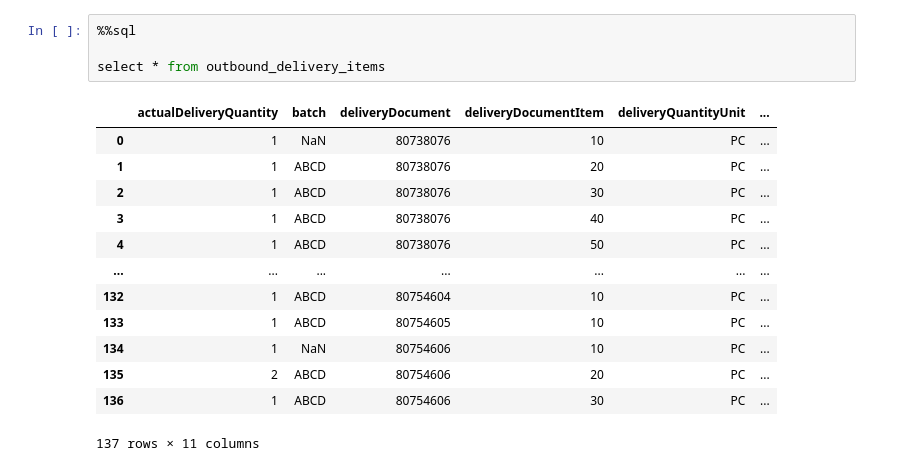
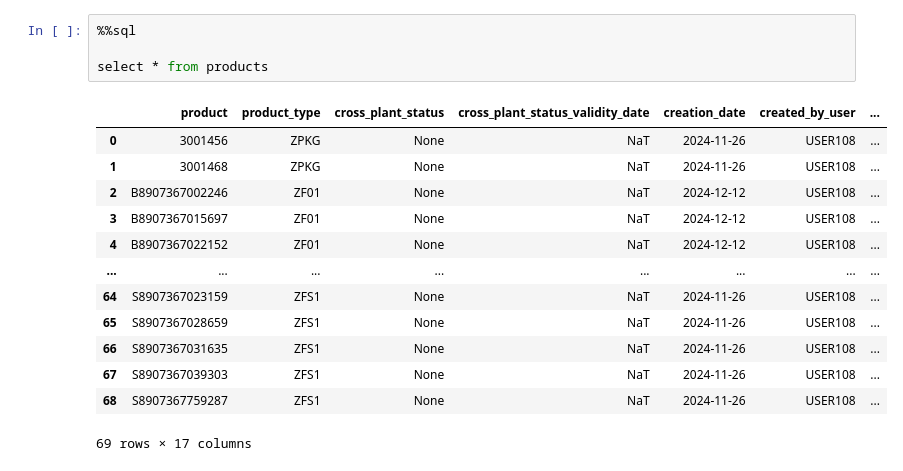
Before and after one commit to Abhishek-03113/GraphSense, a Jupyter notebook: data modelling/model.ipynb, the cells around one changed output. Saved outputs shown, nothing was run; the diff lists cells and outputs as text.

```diff
--- a/data modelling/model.ipynb
+++ b/data modelling/model.ipynb
@@ -140,18 +477,18 @@ Loaded data into customer_sales_area_assignments
 # %%
 %%sql
 
-select * from outbound_delivery_items
+select * from products
 # %% [output]
-|  | actualDeliveryQuantity | batch | deliveryDocument | deliveryDocumentItem | deliveryQuantityUnit | ... |
-| 0 | 1 | NaN | 80738076 | 10 | PC | ... |
-| 1 | 1 | ABCD | 80738076 | 20 | PC | ... |
-| 2 | 1 | ABCD | 80738076 | 30 | PC | ... |
-| 3 | 1 | ABCD | 80738076 | 40 | PC | ... |
-| 4 | 1 | ABCD | 80738076 | 50 | PC | ... |
-| ... | ... | ... | ... | ... | ... | ... |
-| 132 | 1 | ABCD | 80754604 | 10 | PC | ... |
-| 133 | 1 | ABCD | 80754605 | 10 | PC | ... |
-| 134 | 1 | NaN | 80754606 | 10 | PC | ... |
-| 135 | 2 | ABCD | 80754606 | 20 | PC | ... |
-| 136 | 1 | ABCD | 80754606 | 30 | PC | ... |
+|  | product | product_type | cross_plant_status | cross_plant_status_validity_date | creation_date | created_by_user | ... |
+| 0 | 3001456 | ZPKG | None | NaT | 2024-11-26 | USER108 | ... |
+| 1 | 3001468 | ZPKG | None | NaT | 2024-11-26 | USER108 | ... |
+| 2 | B8907367002246 | ZF01 | None | NaT | 2024-12-12 | USER108 | ... |
+| 3 | B8907367015697 | ZF01 | None | NaT | 2024-12-12 | USER108 | ... |
+| 4 | B8907367022152 | ZF01 | None | NaT | 2024-12-12 | USER108 | ... |
+| ... | ... | ... | ... | ... | ... | ... | ... |
+| 64 | S8907367023159 | ZFS1 | None | NaT | 2024-11-26 | USER108 | ... |
+| 65 | S8907367028659 | ZFS1 | None | NaT | 2024-11-26 | USER108 | ... |
+| 66 | S8907367031635 | ZFS1 | None | NaT | 2024-11-26 | USER108 | ... |
+| 67 | S8907367039303 | ZFS1 | None | NaT | 2024-11-26 | USER108 | ... |
+| 68 | S8907367759287 | ZFS1 | None | NaT | 2024-11-26 | USER108 | ... |
-137 rows × 11 columns
+69 rows × 17 columns
```
Also changed, not shown: parts of 15 cells of this notebook, 1 other file.
